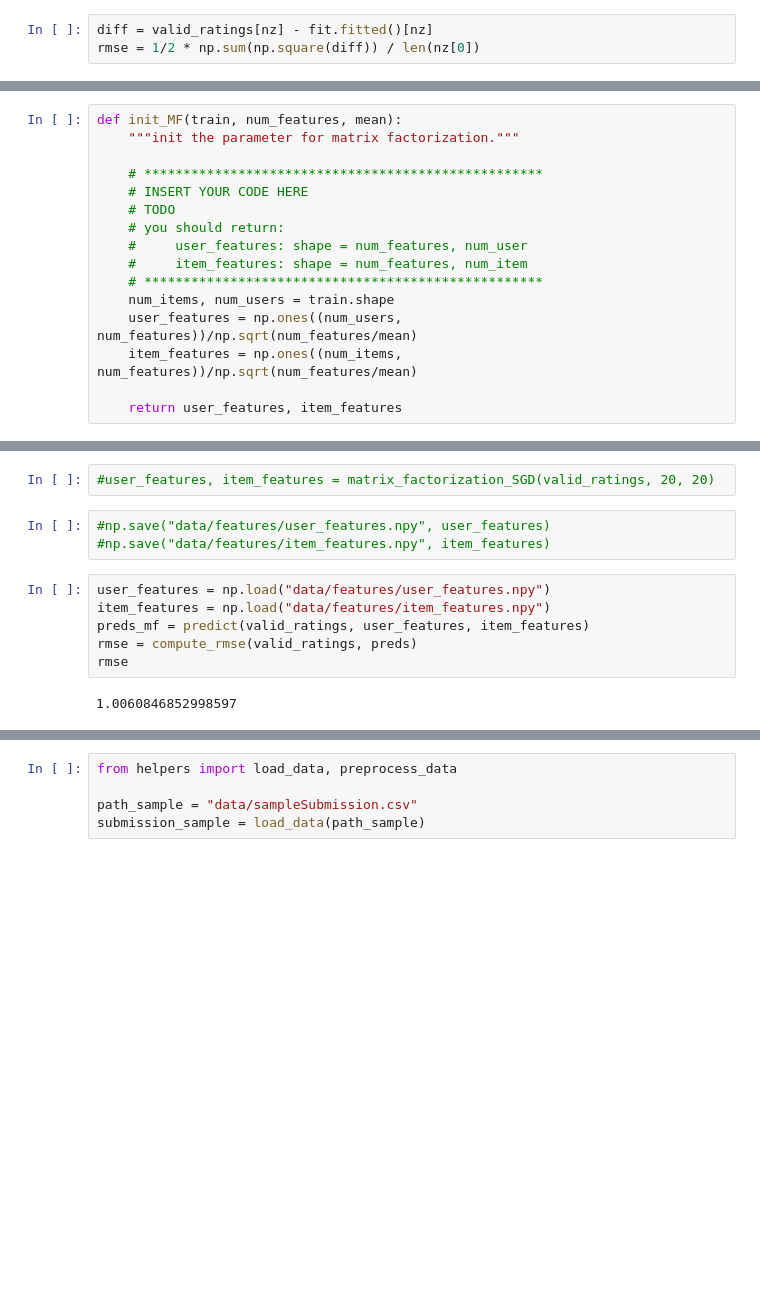
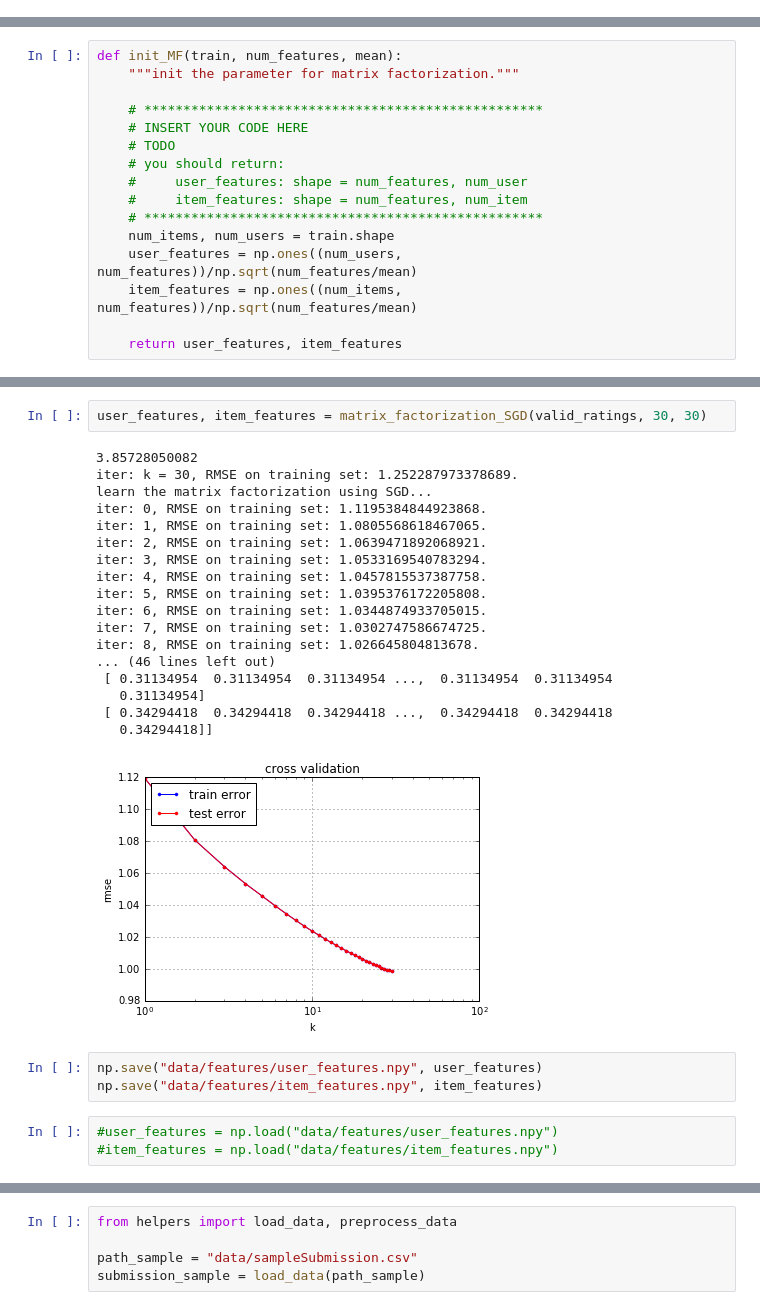
Before and after one commit to mthambipillai/recommender_system, a Jupyter notebook: Notebook/nathan.ipynb, the cells around one changed output, grey strips where cells are left out. Saved outputs shown, nothing was run; the diff lists cells and outputs as text; blank space fills up the shorter version.

```diff
--- a/Notebook/nathan.ipynb
+++ b/Notebook/nathan.ipynb
@@ -290,3 +255,0 @@ nz
-# %%
-diff = valid_ratings[nz] - fit.fitted()[nz]
-rmse = 1/2 * np.sum(np.square(diff)) / len(nz[0])
@@ -759,15 +661,29 @@ def matrix_factorization_SGD(train, num_epochs=50, num_features=20):
 
     return user_features, item_features
 # %%
-#user_features, item_features = matrix_factorization_SGD(valid_ratings, 20, 20)
+user_features, item_features = matrix_factorization_SGD(valid_ratings, 30, 30)
+# %% [output]
+3.85728050082
+iter: k = 30, RMSE on training set: 1.252287973378689.
+learn the matrix factorization using SGD...
+iter: 0, RMSE on training set: 1.1195384844923868.
+iter: 1, RMSE on training set: 1.0805568618467065.
+iter: 2, RMSE on training set: 1.0639471892068921.
+iter: 3, RMSE on training set: 1.0533169540783294.
+iter: 4, RMSE on training set: 1.0457815537387758.
+iter: 5, RMSE on training set: 1.0395376172205808.
+iter: 6, RMSE on training set: 1.0344874933705015.
+iter: 7, RMSE on training set: 1.0302747586674725.
+iter: 8, RMSE on training set: 1.026645804813678.
+... (46 lines left out)
+ [ 0.31134954  0.31134954  0.31134954 ...,  0.31134954  0.31134954
+   0.31134954]
+ [ 0.34294418  0.34294418  0.34294418 ...,  0.34294418  0.34294418
+   0.34294418]]
+[figure, added]
 # %%
-#np.save("data/features/user_features.npy", user_features)
-#np.save("data/features/item_features.npy", item_features)
+np.save("data/features/user_features.npy", user_features)
+np.save("data/features/item_features.npy", item_features)
 # %%
-user_features = np.load("data/features/user_features.npy")
-item_features = np.load("data/features/item_features.npy")
-preds_mf = predict(valid_ratings, user_features, item_features)
-rmse = compute_rmse(valid_ratings, preds)
-rmse
+#user_features = np.load("data/features/user_features.npy")
+#item_features = np.load("data/features/item_features.npy")
-# %% [output]
-1.0060846852998597
```
Also changed, not shown: parts of 34 cells of this notebook, 5 other files.
